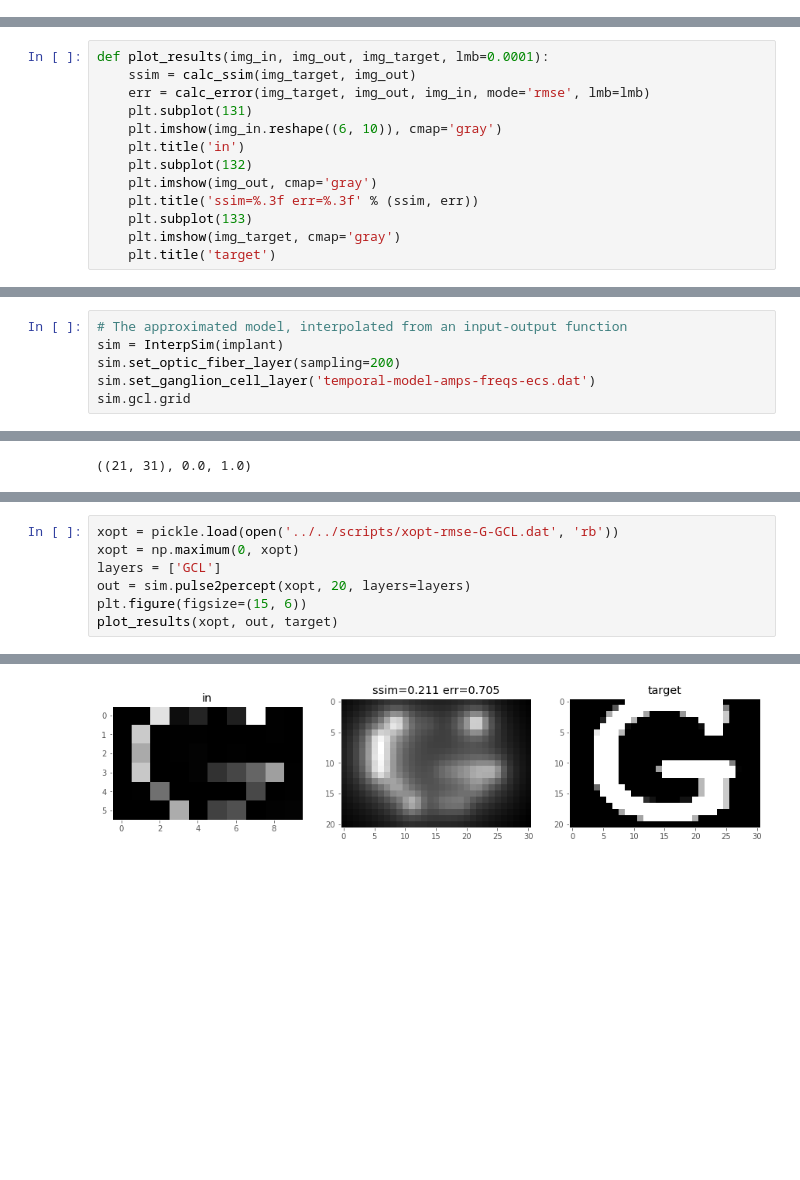
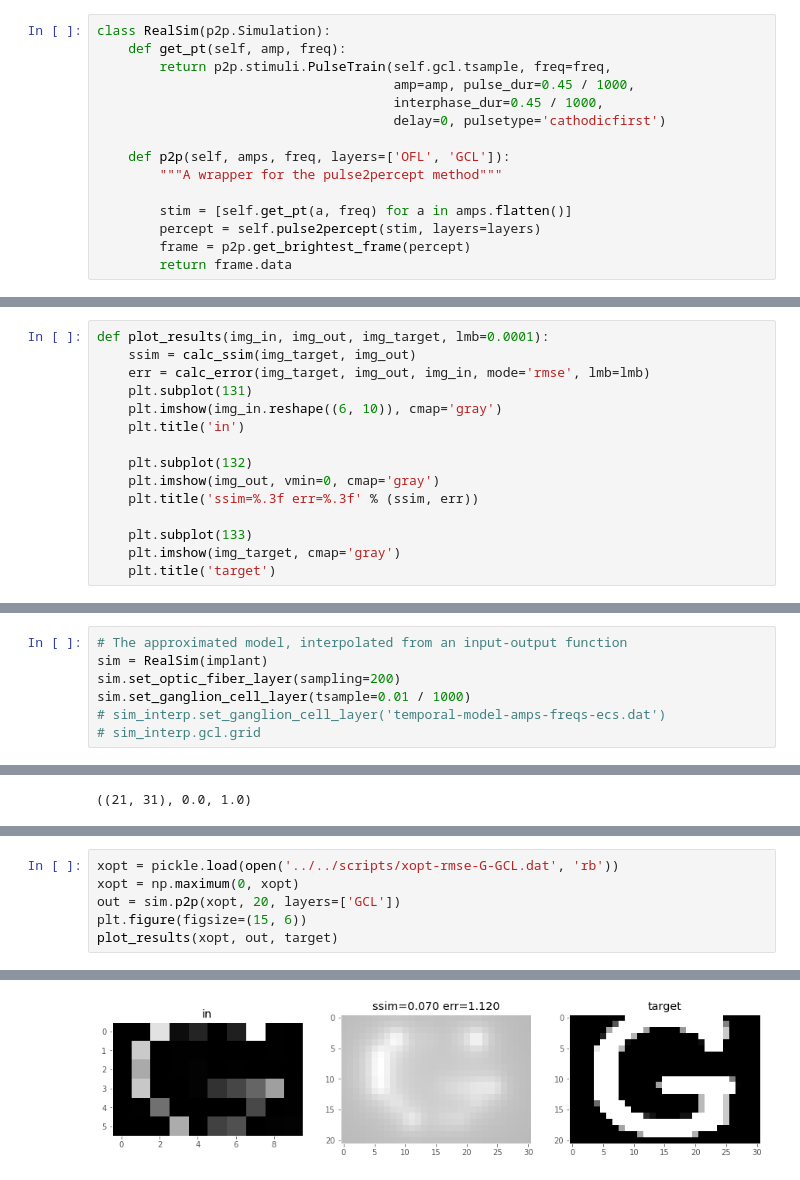
Before and after one commit to mbeyeler/pulse2percept, a Jupyter notebook: examples/notebooks/2.0-tm-plot.ipynb, the cells around one changed output, grey strips where cells are left out. Cells and saved outputs as stored; diff of their text form; blank space fills up the shorter version.

```diff
--- a/examples/notebooks/2.0-tm-plot.ipynb
+++ b/examples/notebooks/2.0-tm-plot.ipynb
@@ -63,6 +63,21 @@ class InterpSim(p2p.Simulation):
         out_list = np.array([self.gcl([a, freq, 1]) for a in ecs.flatten()])
         out_list[ecs.flatten() < 0] = 0.0
         return out_list.reshape(ecs.shape)
+# %%
+class RealSim(p2p.Simulation):
+    def get_pt(self, amp, freq):
+        return p2p.stimuli.PulseTrain(self.gcl.tsample, freq=freq,
+                                      amp=amp, pulse_dur=0.45 / 1000,
+                                      interphase_dur=0.45 / 1000,
+                                      delay=0, pulsetype='cathodicfirst')
+
+    def p2p(self, amps, freq, layers=['OFL', 'GCL']):
+        """A wrapper for the pulse2percept method"""
+
+        stim = [self.get_pt(a, freq) for a in amps.flatten()]
+        percept = self.pulse2percept(stim, layers=layers)
+        frame = p2p.get_brightest_frame(percept)
+        return frame.data
 # %%
 def calc_ssim(target, pred):
     return skim.compare_ssim(target / target.max(),
@@ -91,9 +106,11 @@ def plot_results(img_in, img_out, img_target, lmb=0.0001):
     plt.subplot(131)
     plt.imshow(img_in.reshape((6, 10)), cmap='gray')
     plt.title('in')
+
     plt.subplot(132)
-    plt.imshow(img_out, cmap='gray')
+    plt.imshow(img_out, vmin=0, cmap='gray')
     plt.title('ssim=%.3f err=%.3f' % (ssim, err))
+
     plt.subplot(133)
     plt.imshow(img_target, cmap='gray')
     plt.title('target')
@@ -101,7 +118,8 @@ def plot_results(img_in, img_out, img_target, lmb=0.0001):
 implant = p2p.implants.ArgusII()
 # %%
 # The approximated model, interpolated from an input-output function
-sim = InterpSim(implant)
+sim = RealSim(implant)
 sim.set_optic_fiber_layer(sampling=200)
-sim.set_ganglion_cell_layer('temporal-model-amps-freqs-ecs.dat')
-sim.gcl.grid
+sim.set_ganglion_cell_layer(tsample=0.01 / 1000)
+# sim_interp.set_ganglion_cell_layer('temporal-model-amps-freqs-ecs.dat')
+# sim_interp.gcl.grid
@@ -135,8 +168,7 @@ target.shape, target.min(), target.max()
 # %%
 xopt = pickle.load(open('../../scripts/xopt-rmse-G-GCL.dat', 'rb'))
 xopt = np.maximum(0, xopt)
-layers = ['GCL']
-out = sim.pulse2percept(xopt, 20, layers=layers)
+out = sim.p2p(xopt, 20, layers=['GCL'])
 plt.figure(figsize=(15, 6))
 plot_results(xopt, out, target)
 # %% [output]
@@ -143,4 +178,4 @@ plot_results(xopt, out, target)
-[figure, old version]
+[figure, new version]
 # %%
 xopt = pickle.load(open('../../scripts/xopt-ssim-G-GCL.dat', 'rb'))
 xopt = np.maximum(0, xopt)
```
Also changed, not shown: parts of 11 cells of this notebook, 4 other files.
